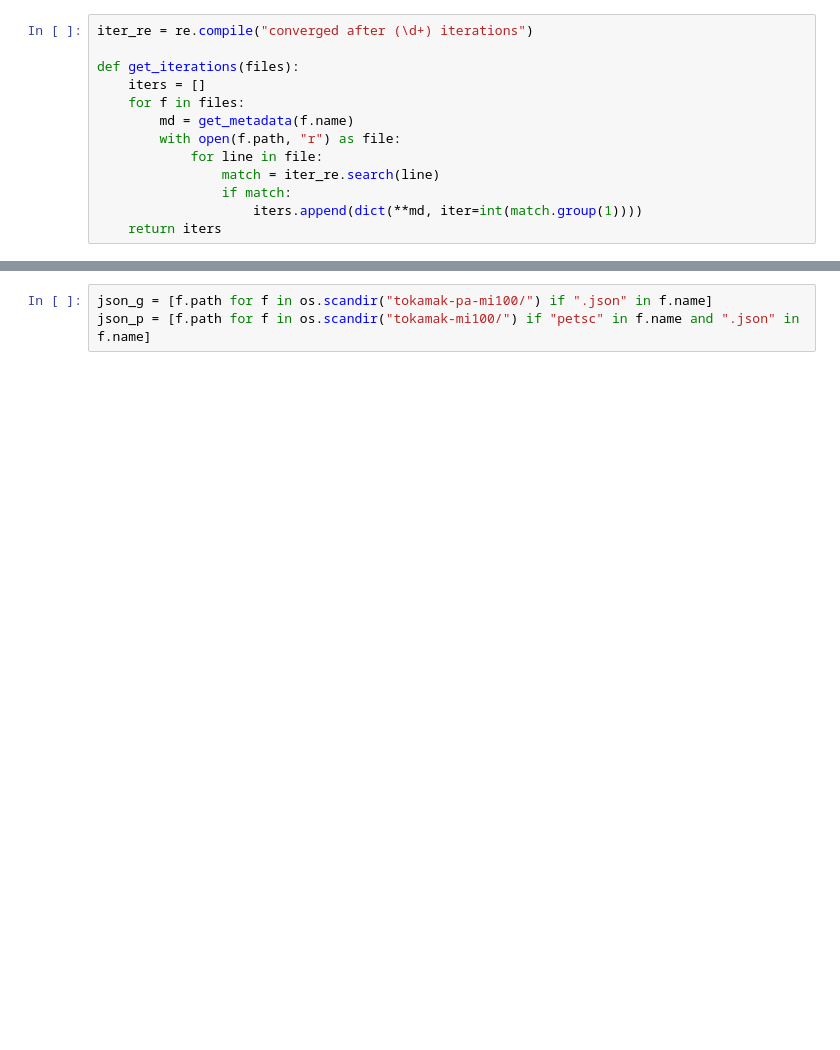
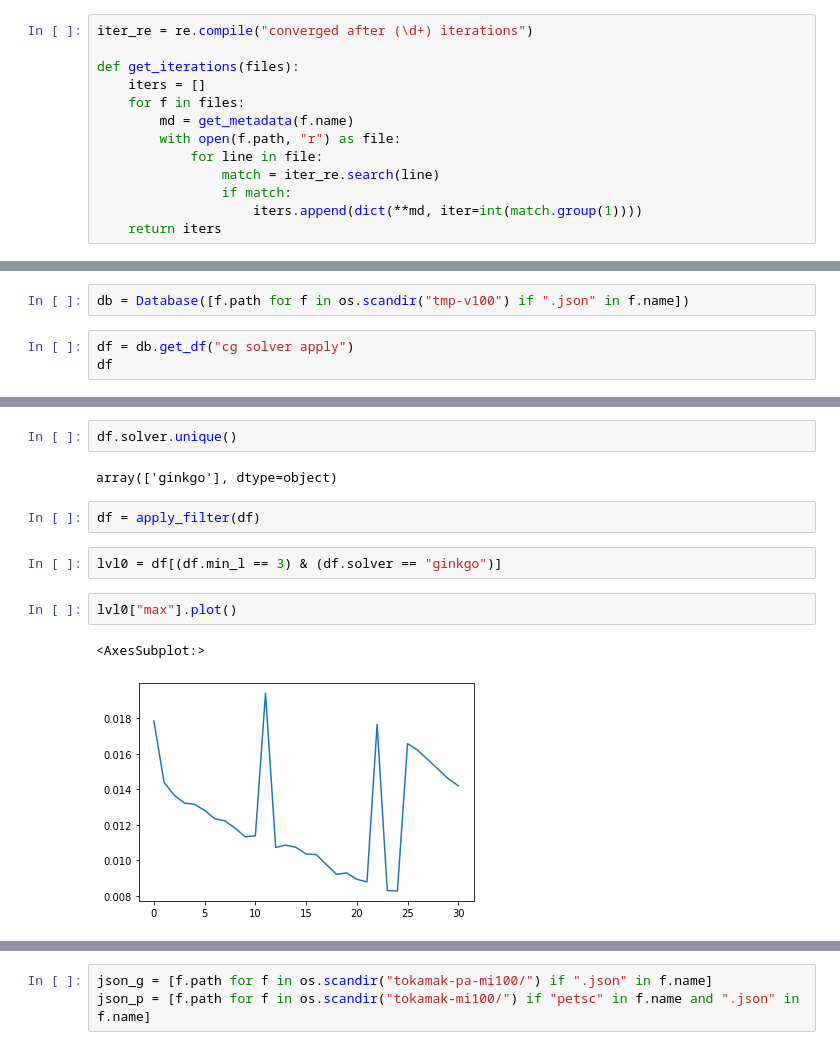
Before and after one commit to MarcelKoch/hyteg-ginkgo-data, a Jupyter notebook: testing.ipynb, the cells around one changed output, grey strips where cells are left out. Drawn from its saved outputs; the diff is of its cells as text; blank space fills up the shorter version.

```diff
--- a/testing.ipynb
+++ b/testing.ipynb
@@ -45,0 +24,5 @@ def ginkgo_non_solve_cost(db: Database):
+# %%
+db = Database([f.path for f in os.scandir("tmp-v100") if ".json" in f.name])
+# %%
+df = db.get_df("cg solver apply")
+df
@@ -45,0 +43,13 @@ def ginkgo_non_solve_cost(db: Database):
+# %%
+df.solver.unique()
+# %% [output]
+array(['ginkgo'], dtype=object)
+# %%
+df = apply_filter(df)
+# %%
+lvl0 = df[(df.min_l == 3) & (df.solver == "ginkgo")]
+# %%
+lvl0["max"].plot()
+# %% [output]
+<AxesSubplot:>
+[figure, added]
```
Also changed, not shown: parts of 7 cells of this notebook.
